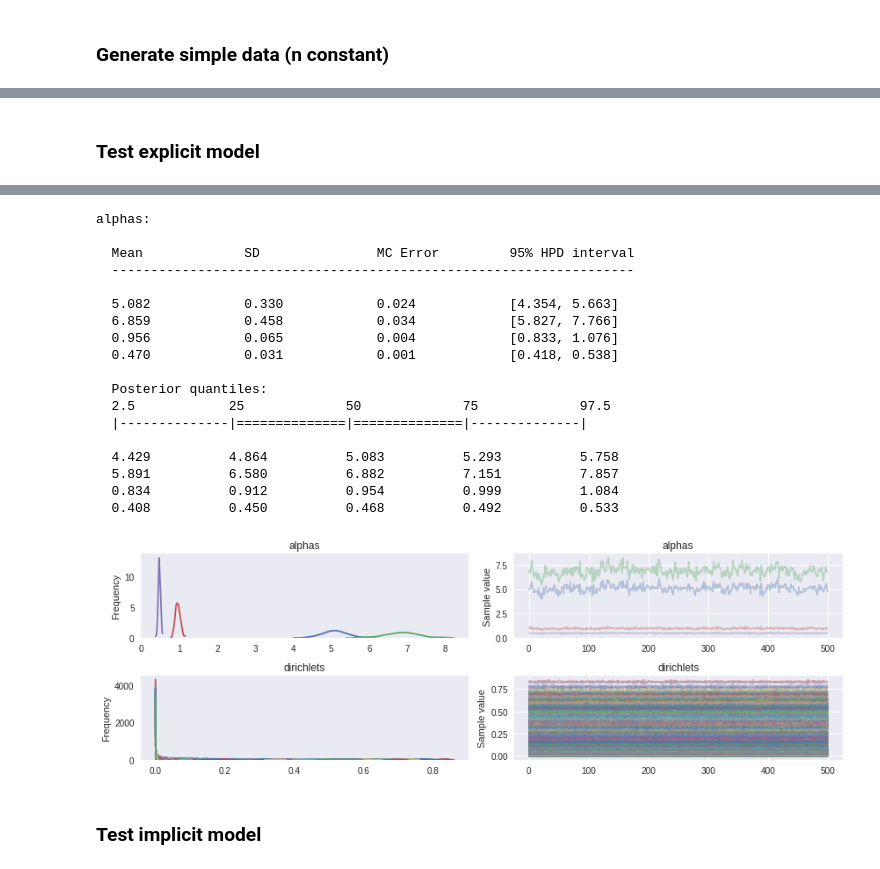
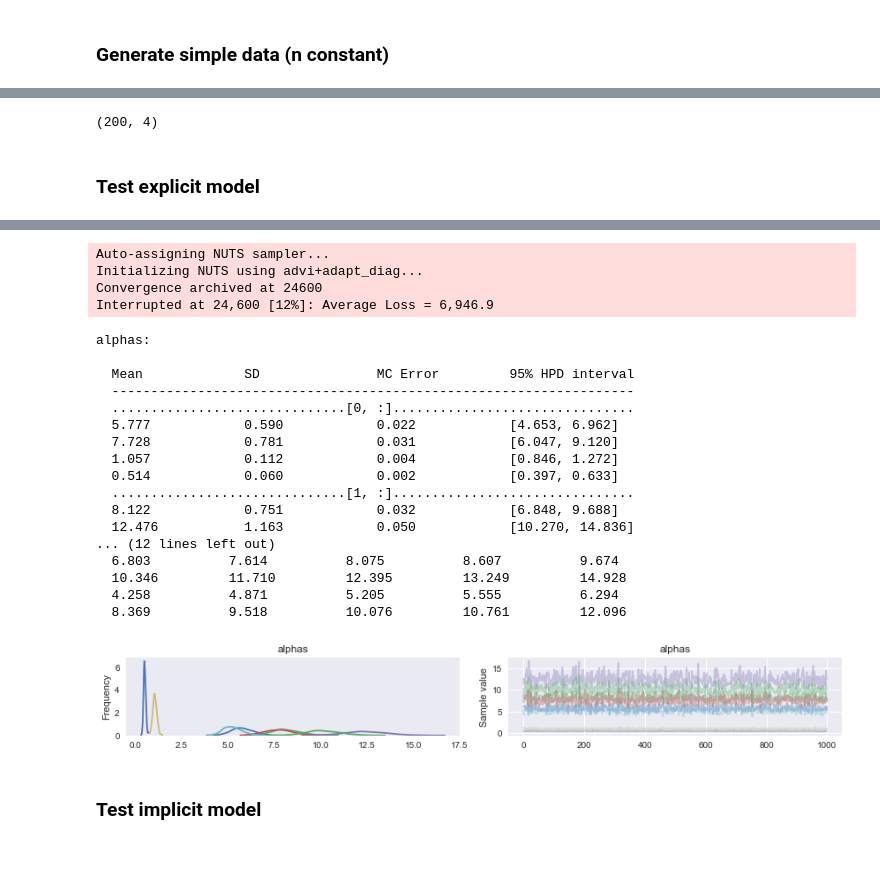
Before and after one commit to ExpectationMax/HorseshoeDMRegression, a Jupyter notebook: Implicit_explicit.ipynb, the cells around one changed output, grey strips where cells are left out. Saved outputs shown, nothing was run; the diff lists cells and outputs as text; code cells hidden in the pictures.

```diff
--- a/Implicit_explicit.ipynb
+++ b/Implicit_explicit.ipynb
@@ -40,14 +46,42 @@ normalized:
+# %%
+N = 200
+#D = 4
+d1 = np.array([5, 7, 1, 0.5])
+d2 = np.array([8, 12, 5, 10])
+
+alphas = np.concatenate([np.repeat(d1[np.newaxis, :], N/2, axis=0), np.repeat(d2[np.newaxis, :], N/2, axis=0)])
+print(alphas.shape)
+#ndraws = 2000
+#data_alpha = 1
+#data_beta = 1/2
+ndraws = np.random.randint(1, 1000, size=N)
+#alphas = nr.gamma(data_alpha, 1/data_beta, size=(N, D))
+
+dirichlets = np.array([nr.dirichlet(alpha) for alpha in alphas])
+data = np.array([nr.multinomial(n, p) for p, n in zip(dirichlets, ndraws)])
+#data = np.array([nr.multinomial(ndraws, p) for p in dirichlets])
+# %% [output]
+(200, 4)
 # %% [markdown]
 ### Test explicit model
 # %%
 with pm.Model() as model:
     lowerbound = pm.Bound(pm.Flat, lower=0)
-    a = lowerbound('alphas', shape=len(alphas))
-    d = pm.Dirichlet('dirichlets', a, shape=(N, len(alphas)))
-    obs = pm.Multinomial('data', n=ndraws,p=d, observed=data)
+    a = lowerbound('alphas', shape=(2, int(alphas.shape[1])))
+    a1padded = tt.shape_padleft(a[0])
+    a2padded = tt.shape_padleft(a[1])
+    print(a1padded.tag.test_value.shape)
+    d1s = tt.repeat(a1padded, int(N/2), axis=0)
+    d2s = tt.repeat(a2padded, int(N/2), axis=0)
+    print(d1s.tag.test_value.shape)
+    aconcat = tt.concatenate([d1s, d2s], axis=0)
+    print(aconcat.tag.test_value.shape)
+    d = pm.Dirichlet('dirichlets', aconcat, shape=(N, alphas.shape[1]))
+    obs = pm.Multinomial('data', n=ndraws[:, np.newaxis], p=d, observed=data)
 
 with model:
-    trace = pm.sample()
-    pm.traceplot(trace)
+    #step = pm.Metropolis()
+    trace = pm.sample(tune=800, draws=1000)
+    pm.traceplot(trace, ['alphas'])
     pm.summary(trace, ['alphas'])
 # %% [output]
@@ -58,22 +91,25 @@ Interrupted at 34,900 [17%]: Average Loss = 2.6495e+06
-alphas:
-
-  Mean             SD               MC Error         95% HPD interval
-  -------------------------------------------------------------------
-
-  5.082            0.330            0.024            [4.354, 5.663]
-  6.859            0.458            0.034            [5.827, 7.766]
-  0.956            0.065            0.004            [0.833, 1.076]
-  0.470            0.031            0.001            [0.418, 0.538]
-
-  Posterior quantiles:
-  2.5            25             50             75             97.5
-  |--------------|==============|==============|--------------|
-
-  4.429          4.864          5.083          5.293          5.758
-  5.891          6.580          6.882          7.151          7.857
-  0.834          0.912          0.954          0.999          1.084
-  0.408          0.450          0.468          0.492          0.533
+Auto-assigning NUTS sampler...
+Initializing NUTS using advi+adapt_diag...
+Convergence archived at 24600
+Interrupted at 24,600 [12%]: Average Loss = 6,946.9
+alphas:
+
+  Mean             SD               MC Error         95% HPD interval
+  -------------------------------------------------------------------
+  ..............................[0, :]...............................
+  5.777            0.590            0.022            [4.653, 6.962]
+  7.728            0.781            0.031            [6.047, 9.120]
+  1.057            0.112            0.004            [0.846, 1.272]
+  0.514            0.060            0.002            [0.397, 0.633]
+  ..............................[1, :]...............................
+  8.122            0.751            0.032            [6.848, 9.688]
+  12.476           1.163            0.050            [10.270, 14.836]
+... (12 lines left out)
+  6.803          7.614          8.075          8.607          9.674
+  10.346         11.710         12.395         13.249         14.928
+  4.258          4.871          5.205          5.555          6.294
+  8.369          9.518          10.076         10.761         12.096
-[figure, old version]
+[figure, new version]
 # %% [markdown]
 ### Test implicit model
 # %%
```
Also changed, not shown: parts of 12 cells of this notebook, 1 other file.
